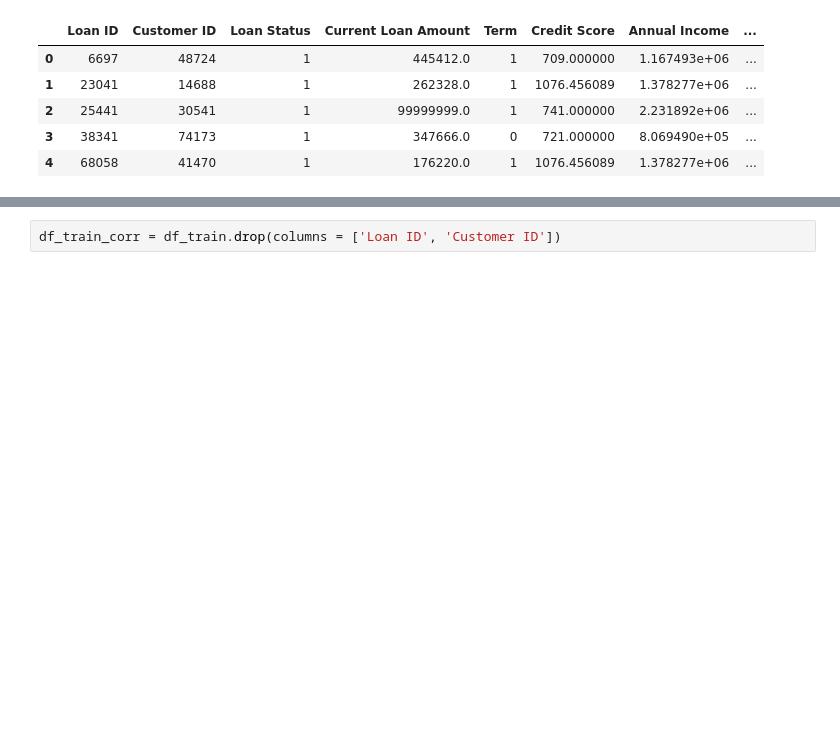
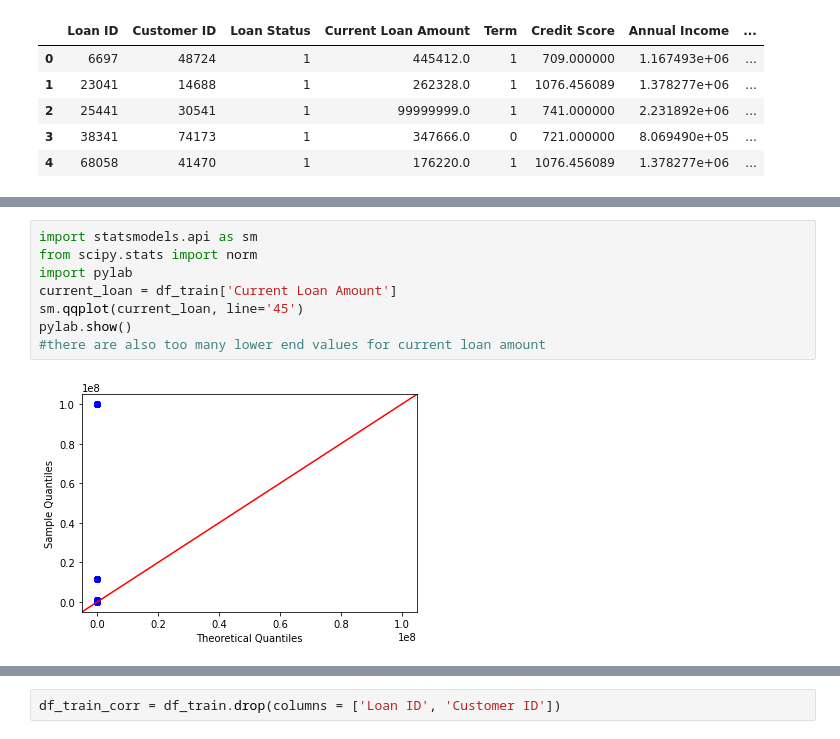
Before and after one commit to sbhushan0767/ECS171G12Proj, a Jupyter notebook: Bank_loan_status_data_preprocessing.ipynb, the cells around one changed output, grey strips where cells are left out. Saved outputs shown, nothing was run; the diff lists cells and outputs as text; blank space fills up the shorter version.

```diff
--- a/Bank_loan_status_data_preprocessing.ipynb
+++ b/Bank_loan_status_data_preprocessing.ipynb
@@ -281,0 +286,10 @@ Parameters for the best fit: (11760447.38946, 31702412.852361098)
+# %%
+import statsmodels.api as sm
+from scipy.stats import norm
+import pylab
+current_loan = df_train['Current Loan Amount']
+sm.qqplot(current_loan, line='45')
+pylab.show()
+#there are also too many lower end values for current loan amount
+# %% [output]
+[figure, added]
```
Also changed, not shown: parts of 14 cells of this notebook.
